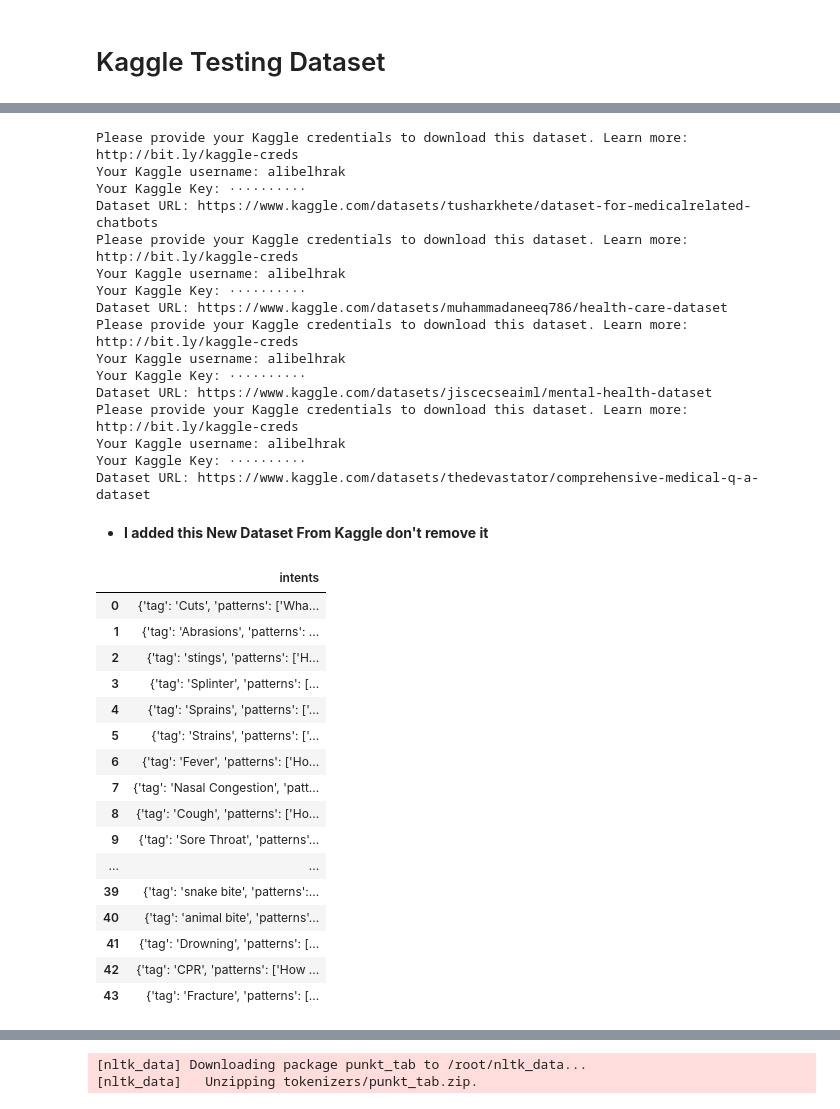
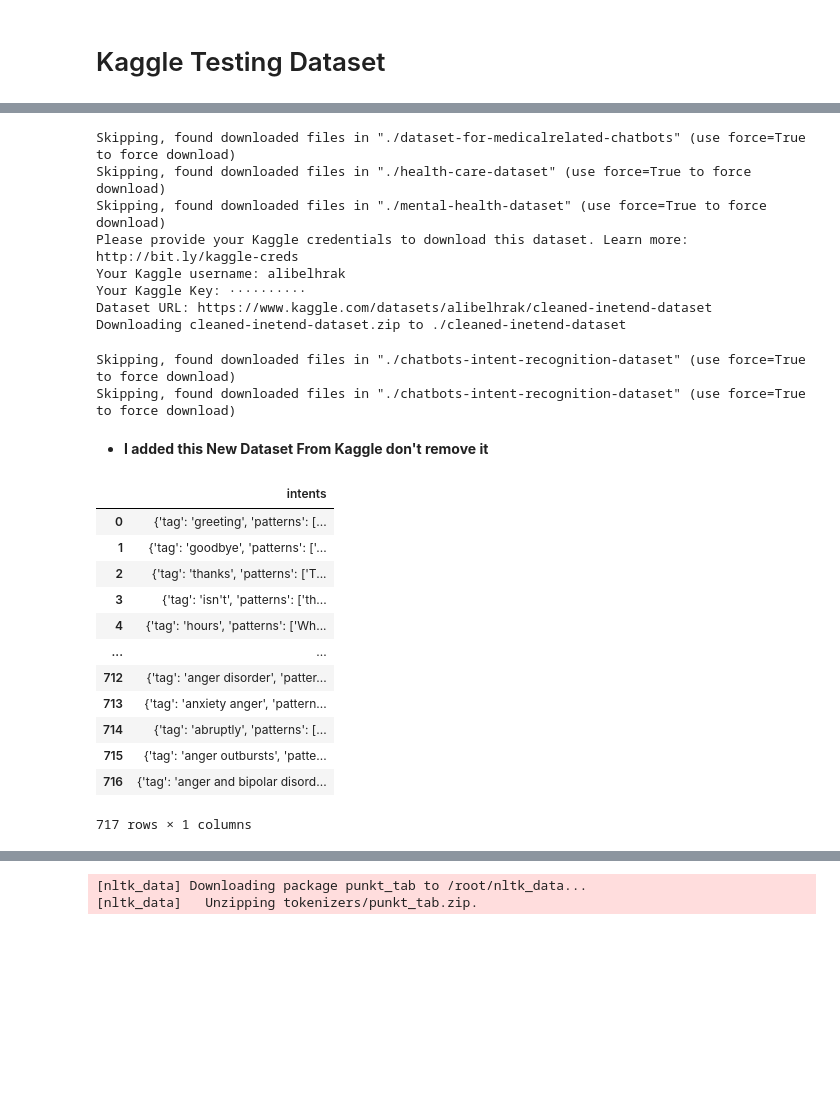
Before and after one commit to alibelhrak/RNN_Medical_Chatbot, a Jupyter notebook: Copy_of_RNN_Healthcare_chatbot.ipynb, the cells around one changed output, grey strips where cells are left out. Cells and saved outputs as stored; diff of their text form; code cells hidden in the pictures; blank space fills up the shorter version.

```diff
--- a/Copy_of_RNN_Healthcare_chatbot.ipynb
+++ b/Copy_of_RNN_Healthcare_chatbot.ipynb
@@ -55,52 +57,37 @@ Requirement already satisfied: webencodings in /usr/local/lib/python3.11/dist-pa
 Downloading opendatasets-0.1.22-py3-none-any.whl (15 kB)
 Installing collected packages: opendatasets
 Successfully installed opendatasets-0.1.22
-# %%
-import opendatasets as od
-ds1 = od.download('https://www.kaggle.com/datasets/tusharkhete/dataset-for-medicalrelated-chatbots?select=intents.json')
-ds3 = od.download('https://www.kaggle.com/datasets/muhammadaneeq786/health-care-dataset/data?select=intents1.json')
-menatal_health_ds = od.download('https://www.kaggle.com/datasets/jiscecseaiml/mental-health-dataset?select=KB.json')
-ds2 = od.download('https://www.kaggle.com/datasets/thedevastator/comprehensive-medical-q-a-dataset?select=train.csv')
-ds4 = od.download('https://www.kaggle.com/datasets/elvinagammed/chatbots-intent-recognition-dataset?select=Intent.json')
-ds5 = od.download('https://www.kaggle.com/datasets/elvinagammed/chatbots-intent-recognition-dataset?select=Intent.json')
-# %% [output]
-Please provide your Kaggle credentials to download this dataset. Learn more: http://bit.ly/kaggle-creds
-Your Kaggle username: alibelhrak
-Your Kaggle Key: ··········
-Dataset URL: https://www.kaggle.com/datasets/tusharkhete/dataset-for-medicalrelated-chatbots
-Please provide your Kaggle credentials to download this dataset. Learn more: http://bit.ly/kaggle-creds
-Your Kaggle username: alibelhrak
-Your Kaggle Key: ··········
-Dataset URL: https://www.kaggle.com/datasets/muhammadaneeq786/health-care-dataset
-Please provide your Kaggle credentials to download this dataset. Learn more: http://bit.ly/kaggle-creds
-Your Kaggle username: alibelhrak
-Your Kaggle Key: ··········
-Dataset URL: https://www.kaggle.com/datasets/jiscecseaiml/mental-health-dataset
-Please provide your Kaggle credentials to download this dataset. Learn more: http://bit.ly/kaggle-creds
-Your Kaggle username: alibelhrak
-Your Kaggle Key: ··········
-Dataset URL: https://www.kaggle.com/datasets/thedevastator/comprehensive-medical-q-a-dataset
+# %%
+import opendatasets as od
+ds2 = od.download('https://www.kaggle.com/datasets/alibelhrak/cleaned-inetend-dataset?select=cleaned_intents.json')
+# %% [output]
+Skipping, found downloaded files in "./dataset-for-medicalrelated-chatbots" (use force=True to force download)
+Skipping, found downloaded files in "./health-care-dataset" (use force=True to force download)
+Skipping, found downloaded files in "./mental-health-dataset" (use force=True to force download)
+Please provide your Kaggle credentials to download this dataset. Learn more: http://bit.ly/kaggle-creds
+Your Kaggle username: alibelhrak
+Your Kaggle Key: ··········
+Dataset URL: https://www.kaggle.com/datasets/alibelhrak/cleaned-inetend-dataset
+Downloading cleaned-inetend-dataset.zip to ./cleaned-inetend-dataset
+Skipping, found downloaded files in "./chatbots-intent-recognition-dataset" (use force=True to force download)
+Skipping, found downloaded files in "./chatbots-intent-recognition-dataset" (use force=True to force download)
 # %% [markdown]
 
 *   **I added this New Dataset From Kaggle don't remove it**
 # %%
-data1 = pd.read_json('/content/dataset-for-medicalrelated-chatbots/intents.json')
-data1
+data44 = pd.read_json('/content/cleaned-inetend-dataset/cleaned_intents.json')
+data44
 # %% [output]
 |  | intents |
-| 0 | {'tag': 'Cuts', 'patterns': ['Wha... |
-| 1 | {'tag': 'Abrasions', 'patterns': ... |
-| 2 | {'tag': 'stings', 'patterns': ['H... |
-| 3 | {'tag': 'Splinter', 'patterns': [... |
-| 4 | {'tag': 'Sprains', 'patterns': ['... |
-| 5 | {'tag': 'Strains', 'patterns': ['... |
-| 6 | {'tag': 'Fever', 'patterns': ['Ho... |
-| 7 | {'tag': 'Nasal Congestion', 'patt... |
-| 8 | {'tag': 'Cough', 'patterns': ['Ho... |
-| 9 | {'tag': 'Sore Throat', 'patterns'... |
+| 0 | {'tag': 'greeting', 'patterns': [... |
+| 1 | {'tag': 'goodbye', 'patterns': ['... |
+| 2 | {'tag': 'thanks', 'patterns': ['T... |
+| 3 | {'tag': 'isn't', 'patterns': ['th... |
+| 4 | {'tag': 'hours', 'patterns': ['Wh... |
 | ... | ... |
-| 39 | {'tag': 'snake bite', 'patterns':... |
-| 40 | {'tag': 'animal bite', 'patterns'... |
-| 41 | {'tag': 'Drowning', 'patterns': [... |
-| 42 | {'tag': 'CPR', 'patterns': ['How ... |
-| 43 | {'tag': 'Fracture', 'patterns': [... |
+| 712 | {'tag': 'anger disorder', 'patter... |
+| 713 | {'tag': 'anxiety anger', 'pattern... |
+| 714 | {'tag': 'abruptly', 'patterns': [... |
+| 715 | {'tag': 'anger outbursts', 'patte... |
+| 716 | {'tag': 'anger and bipolar disord... |
+717 rows × 1 columns
```
Also changed, not shown: parts of 17 cells of this notebook.
